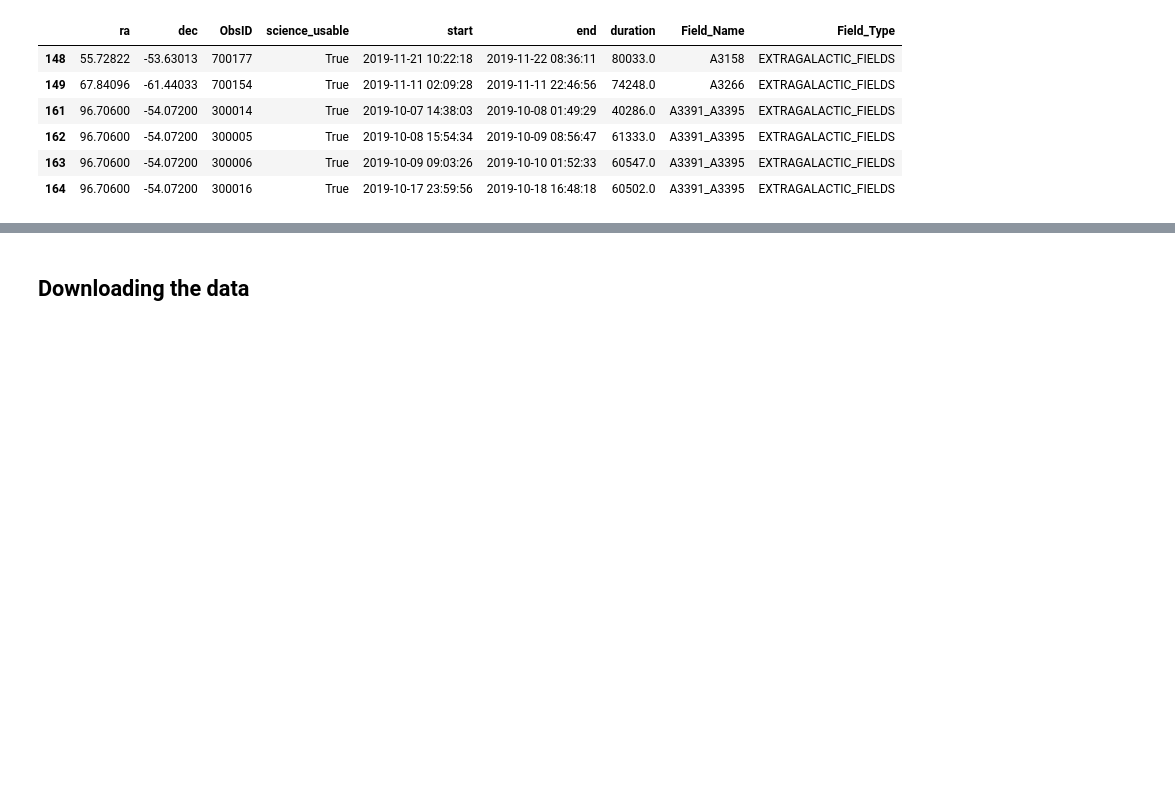
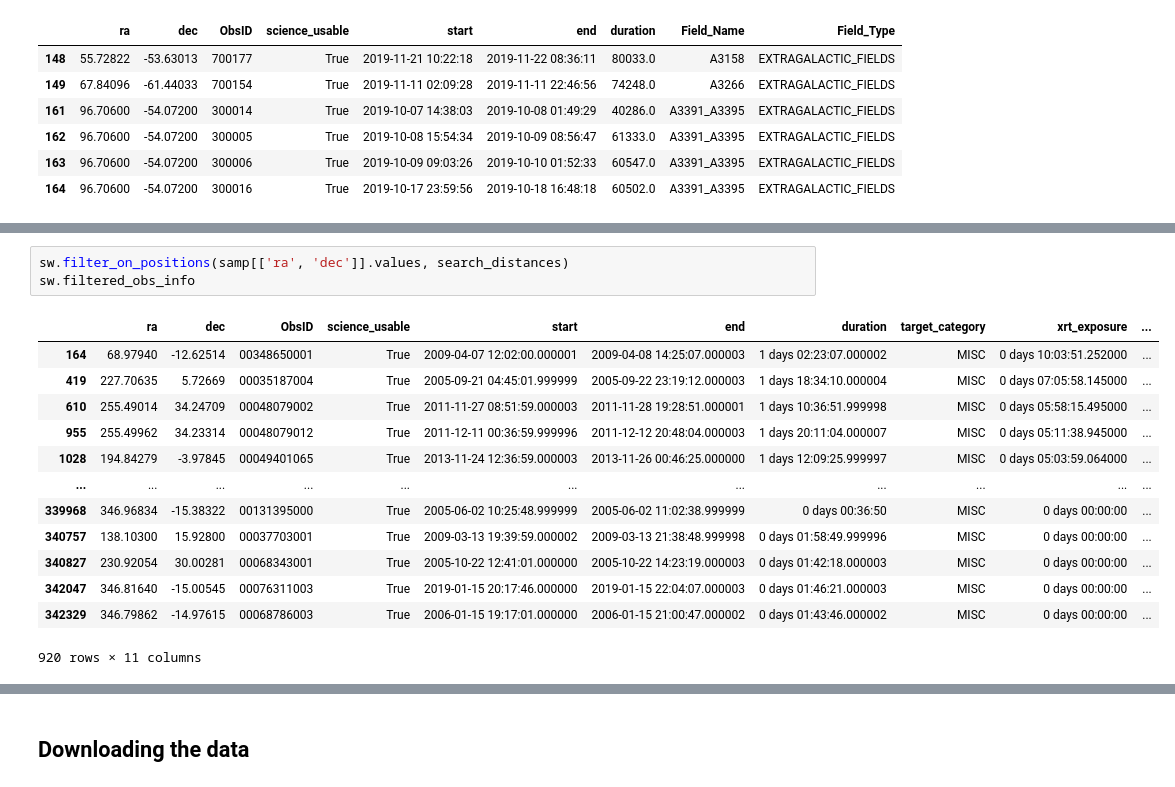
Before and after one commit to LoVoCCS/X-LoVoCCS-Data, a Jupyter notebook: notebooks/download_process_xray_data.ipynb, the cells around one changed output, grey strips where cells are left out. Saved outputs shown, nothing was run; the diff lists cells and outputs as text; blank space fills up the shorter version.

```diff
--- a/notebooks/download_process_xray_data.ipynb
+++ b/notebooks/download_process_xray_data.ipynb
@@ -386,0 +412,17 @@ er.filtered_obs_info
+# %%
+sw.filter_on_positions(samp[['ra', 'dec']].values, search_distances)
+sw.filtered_obs_info
+# %% [output]
+|  | ra | dec | ObsID | science_usable | start | end | duration | target_category | xrt_exposure | ... |
+| 164 | 68.97940 | -12.62514 | 00348650001 | True | 2009-04-07 12:02:00.000001 | 2009-04-08 14:25:07.000003 | 1 days 02:23:07.000002 | MISC | 0 days 10:03:51.252000 | ... |
+| 419 | 227.70635 | 5.72669 | 00035187004 | True | 2005-09-21 04:45:01.999999 | 2005-09-22 23:19:12.000003 | 1 days 18:34:10.000004 | MISC | 0 days 07:05:58.145000 | ... |
+| 610 | 255.49014 | 34.24709 | 00048079002 | True | 2011-11-27 08:51:59.000003 | 2011-11-28 19:28:51.000001 | 1 days 10:36:51.999998 | MISC | 0 days 05:58:15.495000 | ... |
+| 955 | 255.49962 | 34.23314 | 00048079012 | True | 2011-12-11 00:36:59.999996 | 2011-12-12 20:48:04.000003 | 1 days 20:11:04.000007 | MISC | 0 days 05:11:38.945000 | ... |
+| 1028 | 194.84279 | -3.97845 | 00049401065 | True | 2013-11-24 12:36:59.000003 | 2013-11-26 00:46:25.000000 | 1 days 12:09:25.999997 | MISC | 0 days 05:03:59.064000 | ... |
+| ... | ... | ... | ... | ... | ... | ... | ... | ... | ... | ... |
+| 339968 | 346.96834 | -15.38322 | 00131395000 | True | 2005-06-02 10:25:48.999999 | 2005-06-02 11:02:38.999999 | 0 days 00:36:50 | MISC | 0 days 00:00:00 | ... |
+| 340757 | 138.10300 | 15.92800 | 00037703001 | True | 2009-03-13 19:39:59.000002 | 2009-03-13 21:38:48.999998 | 0 days 01:58:49.999996 | MISC | 0 days 00:00:00 | ... |
+| 340827 | 230.92054 | 30.00281 | 00068343001 | True | 2005-10-22 12:41:01.000000 | 2005-10-22 14:23:19.000003 | 0 days 01:42:18.000003 | MISC | 0 days 00:00:00 | ... |
+| 342047 | 346.81640 | -15.00545 | 00076311003 | True | 2019-01-15 20:17:46.000000 | 2019-01-15 22:04:07.000003 | 0 days 01:46:21.000003 | MISC | 0 days 00:00:00 | ... |
+| 342329 | 346.79862 | -14.97615 | 00068786003 | True | 2006-01-15 19:17:01.000000 | 2006-01-15 21:00:47.000002 | 0 days 01:43:46.000002 | MISC | 0 days 00:00:00 | ... |
+920 rows × 11 columns
```
Also changed, not shown: parts of 30 cells of this notebook.
